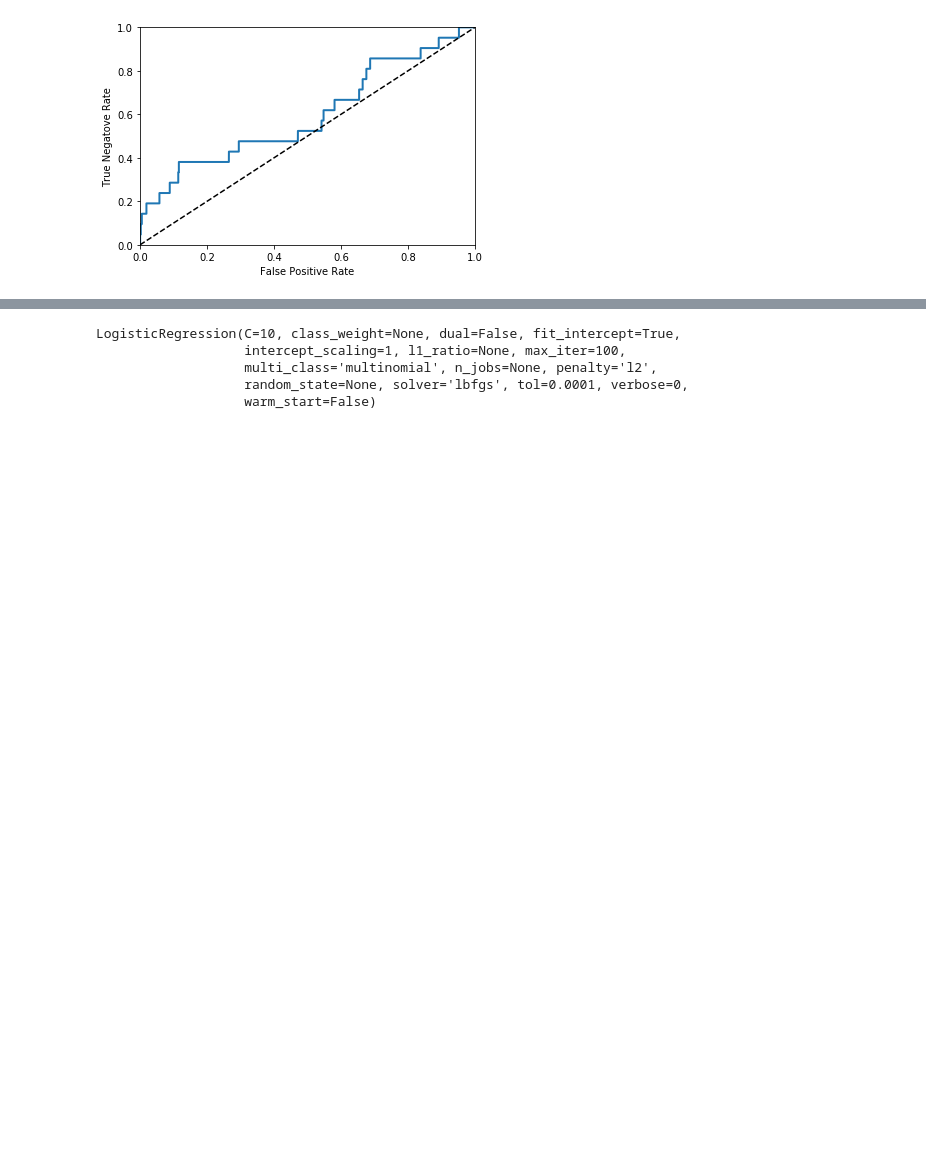
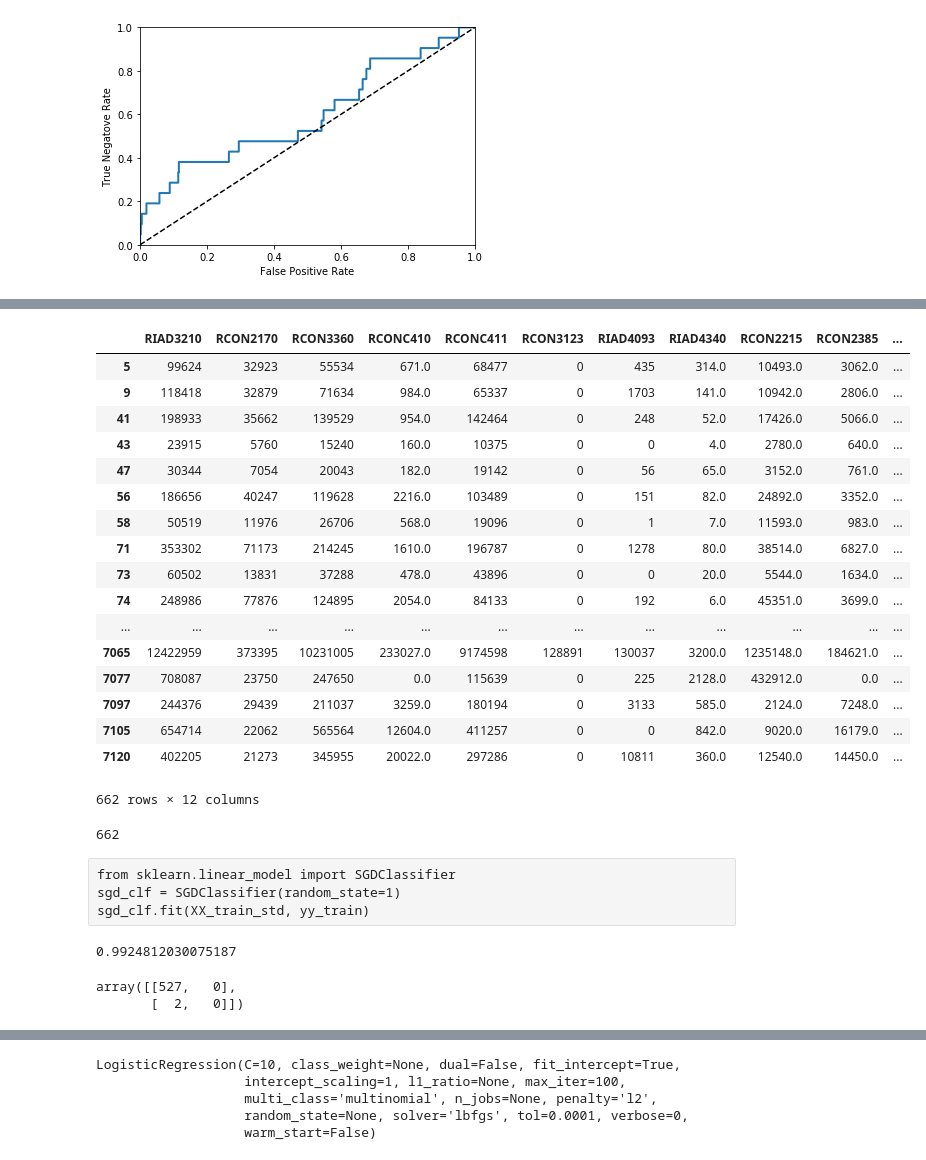
Before and after one commit to allaccountstaken/predicting_bank_distress, a Jupyter notebook: regression_banks_2010.ipynb, the cells around one changed output, grey strips where cells are left out. Cells and saved outputs as stored; diff of their text form; code cells hidden in the pictures; blank space fills up the shorter version.

Commit message:
droped 0 total assets and 0 total income

```diff
--- a/regression_banks_2010.ipynb
+++ b/regression_banks_2010.ipynb
@@ -493,3 +493,7 @@ plot_roc_curve(fpr, tpr)
 plt.show()
 # %% [output]
 [figure]
+# %%
+# Checking compositional of the data set by asset size (RCON2170)
+all_banks_2010Q4_df= pd.read_csv('data/all_banks_2010Q4.csv', index_col=0)
+all_banks_2010Q4_df.head()
@@ -495,0 +507,3 @@ plt.show()
+# %%
+all_banks_2010Q4_df.drop(['AsOfDate'], axis=1, inplace=True)
+all_banks_2010Q4_df.head()
@@ -495,0 +527,31 @@ plt.show()
+# %%
+len(all_banks_2010Q4_df.loc[all_banks_2010Q4_df['RCON2170']==0])
+all_banks_2010Q4_df = all_banks_2010Q4_df.loc[all_banks_2010Q4_df['RCON2170'] > 0] # drop zero Total assets
+all_banks_2010Q4_df = all_banks_2010Q4_df.loc[all_banks_2010Q4_df['RIAD4340'] > 0] # drop zero Net Income
+# %%
+data = all_banks_2010Q4_df
+data.dropna()
+# %% [output]
+|  | RIAD3210 | RCON2170 | RCON3360 | RCONC410 | RCONC411 | RCON3123 | RIAD4093 | RIAD4340 | RCON2215 | RCON2385 | ... |
+| 5 | 99624 | 32923 | 55534 | 671.0 | 68477 | 0 | 435 | 314.0 | 10493.0 | 3062.0 | ... |
+| 9 | 118418 | 32879 | 71634 | 984.0 | 65337 | 0 | 1703 | 141.0 | 10942.0 | 2806.0 | ... |
+| 41 | 198933 | 35662 | 139529 | 954.0 | 142464 | 0 | 248 | 52.0 | 17426.0 | 5066.0 | ... |
+| 43 | 23915 | 5760 | 15240 | 160.0 | 10375 | 0 | 0 | 4.0 | 2780.0 | 640.0 | ... |
+| 47 | 30344 | 7054 | 20043 | 182.0 | 19142 | 0 | 56 | 65.0 | 3152.0 | 761.0 | ... |
+| 56 | 186656 | 40247 | 119628 | 2216.0 | 103489 | 0 | 151 | 82.0 | 24892.0 | 3352.0 | ... |
+| 58 | 50519 | 11976 | 26706 | 568.0 | 19096 | 0 | 1 | 7.0 | 11593.0 | 983.0 | ... |
+| 71 | 353302 | 71173 | 214245 | 1610.0 | 196787 | 0 | 1278 | 80.0 | 38514.0 | 6827.0 | ... |
+| 73 | 60502 | 13831 | 37288 | 478.0 | 43896 | 0 | 0 | 20.0 | 5544.0 | 1634.0 | ... |
+| 74 | 248986 | 77876 | 124895 | 2054.0 | 84133 | 0 | 192 | 6.0 | 45351.0 | 3699.0 | ... |
+| ... | ... | ... | ... | ... | ... | ... | ... | ... | ... | ... | ... |
+| 7065 | 12422959 | 373395 | 10231005 | 233027.0 | 9174598 | 128891 | 130037 | 3200.0 | 1235148.0 | 184621.0 | ... |
+| 7077 | 708087 | 23750 | 247650 | 0.0 | 115639 | 0 | 225 | 2128.0 | 432912.0 | 0.0 | ... |
+| 7097 | 244376 | 29439 | 211037 | 3259.0 | 180194 | 0 | 3133 | 585.0 | 2124.0 | 7248.0 | ... |
+| 7105 | 654714 | 22062 | 565564 | 12604.0 | 411257 | 0 | 0 | 842.0 | 9020.0 | 16179.0 | ... |
+| 7120 | 402205 | 21273 | 345955 | 20022.0 | 297286 | 0 | 10811 | 360.0 | 12540.0 | 14450.0 | ... |
+662 rows × 12 columns
+# %%
+data.head()
+len(data)
+# %% [output]
+662
@@ -495,0 +567,14 @@ plt.show()
+# %% [raw]
+from sklearn.linear_model import SGDClassifier
+sgd_clf = SGDClassifier(random_state=1)
+sgd_clf.fit(XX_train_std, yy_train)
+# %%
+sgd_clf.score(XX_test_std, yy_test)
+# %% [output]
+0.9924812030075187
+# %%
+sgd_yy_train_pred = cross_val_predict(sgd_clf, XX_train_std, yy_train, cv=3)
+confusion_matrix(yy_train, sgd_yy_train_pred)
+# %% [output]
+array([[527,   0],
+       [  2,   0]])
```
Also changed, not shown: parts of 9 cells of this notebook.
